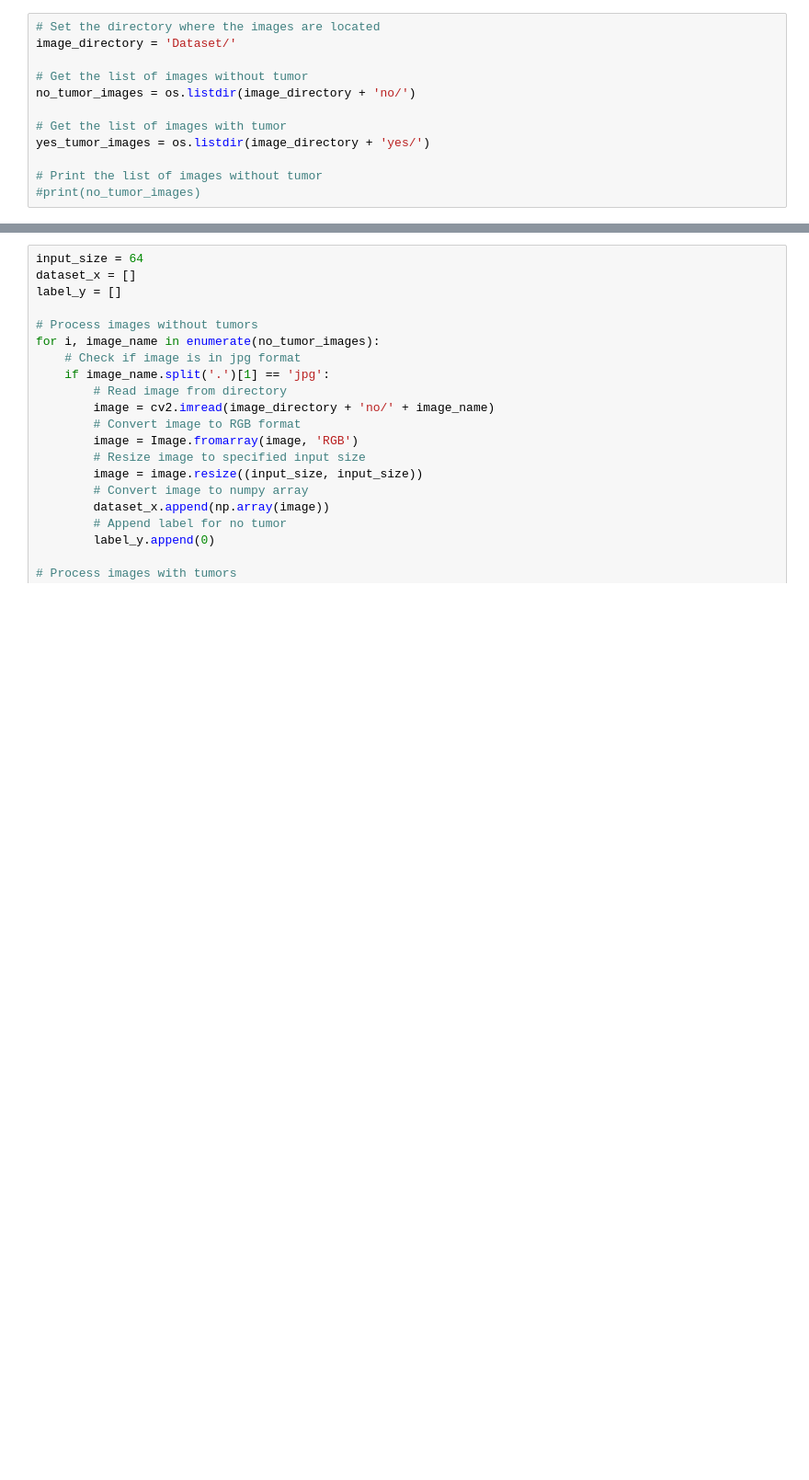
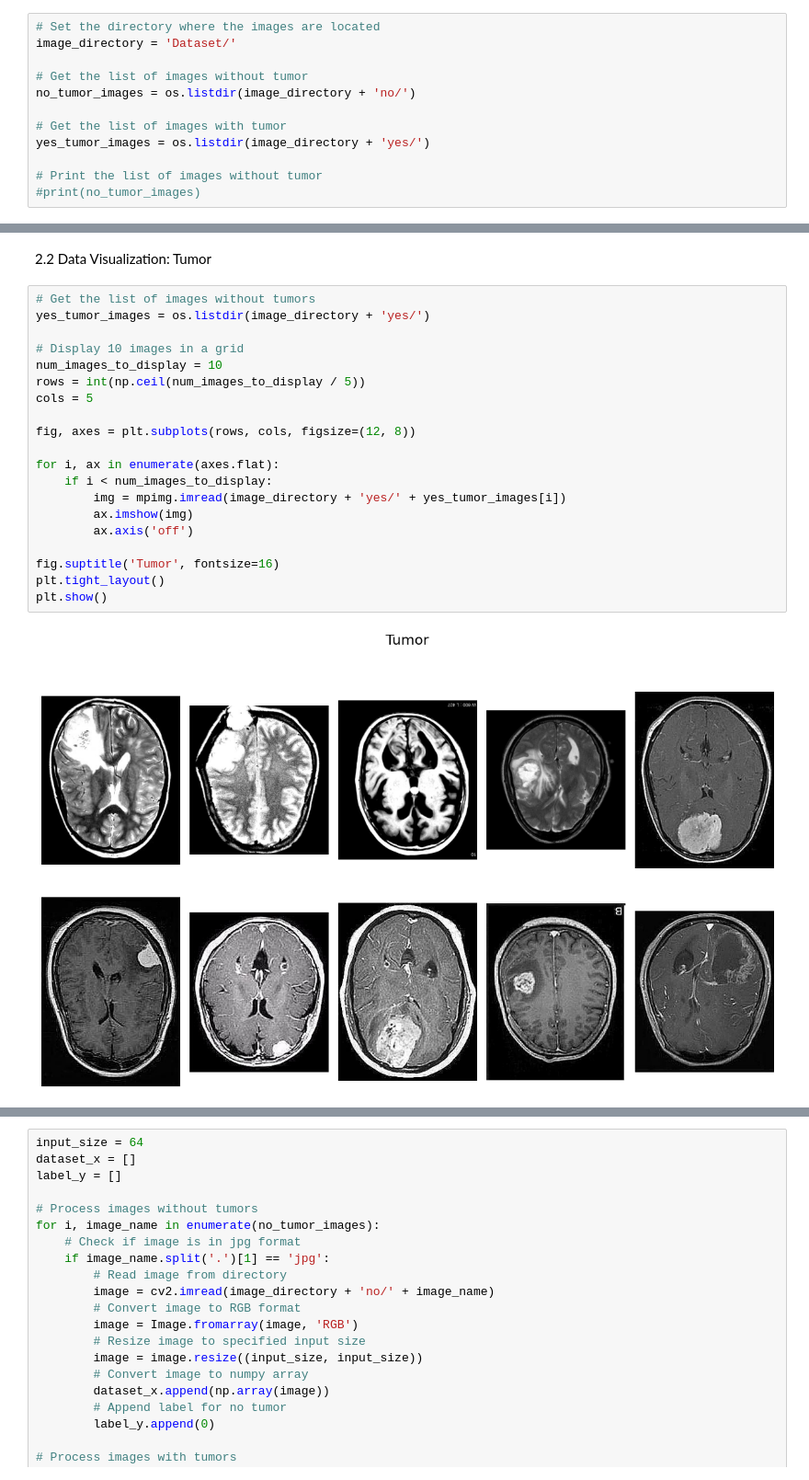
Before and after one commit to Brafamous/Brain-Tumor-Detection, a Jupyter notebook: BTD_Training.ipynb, the cells around one changed output, grey strips where cells are left out. Shown at 92% size. Cells and saved outputs as stored; diff of their text form; blank space fills up the shorter version.

```diff
--- a/BTD_Training.ipynb
+++ b/BTD_Training.ipynb
@@ -24,0 +62,24 @@ yes_tumor_images = os.listdir(image_directory + 'yes/')
+# %% [markdown]
+2.2 Data Visualization: Tumor
+# %%
+# Get the list of images without tumors
+yes_tumor_images = os.listdir(image_directory + 'yes/')
+
+# Display 10 images in a grid
+num_images_to_display = 10
+rows = int(np.ceil(num_images_to_display / 5))
+cols = 5
+
+fig, axes = plt.subplots(rows, cols, figsize=(12, 8))
+
+for i, ax in enumerate(axes.flat):
+    if i < num_images_to_display:
+        img = mpimg.imread(image_directory + 'yes/' + yes_tumor_images[i])
+        ax.imshow(img)
+        ax.axis('off')
+
+fig.suptitle('Tumor', fontsize=16)
+plt.tight_layout()
+plt.show()
+# %% [output]
+[figure, added]
```
Also changed, not shown: parts of 24 cells of this notebook, 6 other files.
